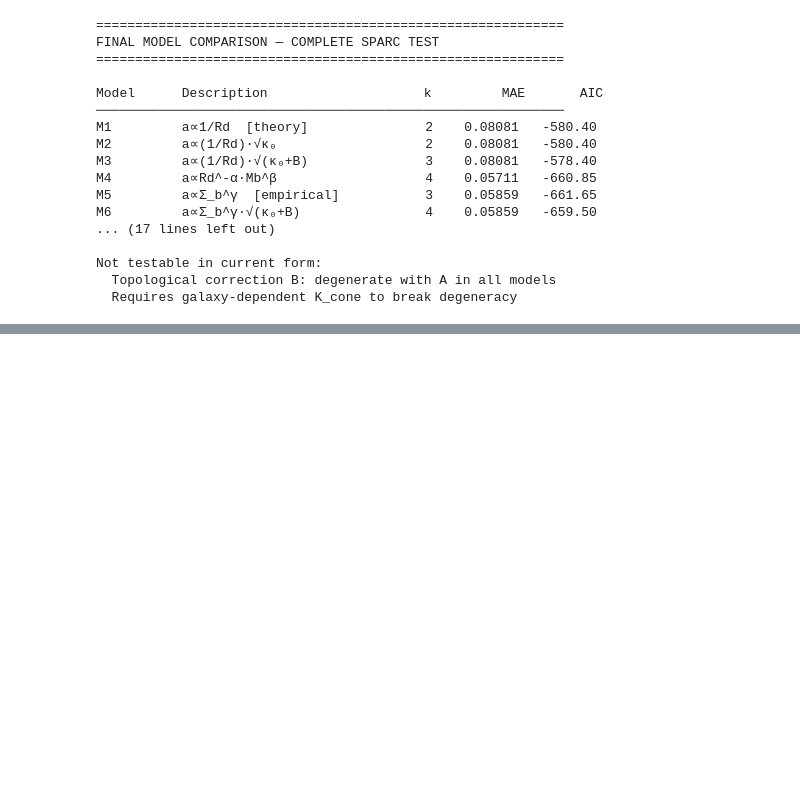
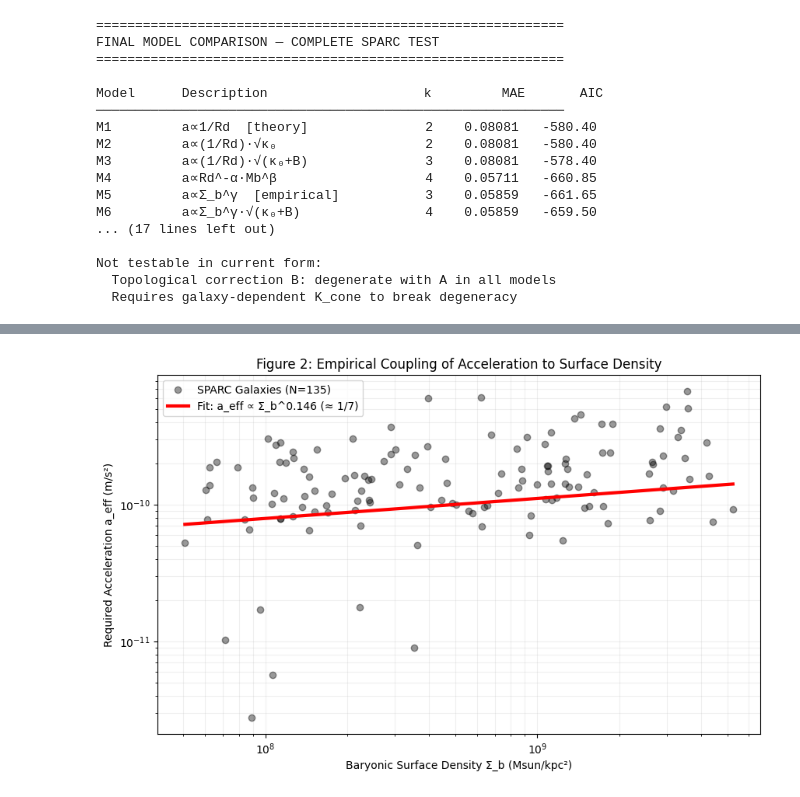
Before and after one commit to kawastony/Quantum_Gravity, a Jupyter notebook: Paper_24_tests.ipynb, the cells around one changed output, grey strips where cells are left out. Saved outputs shown, nothing was run; the diff lists cells and outputs as text; code cells hidden in the pictures; blank space fills up the shorter version.

```diff
--- a/Paper_24_tests.ipynb
+++ b/Paper_24_tests.ipynb
@@ -1497,0 +1564,28 @@ Not testable in current form:
+# %%
+# --- 3. Figure 2: The 1/7 Scaling Law ---
+plt.figure(figsize=(10, 6))
+
+# Calculate required a_eff from data
+a_req = (10**log_Vobs * 1e3)**4 / (G_SI * Mb_msun * MSUN_KG)
+
+# Sort for smooth plotting of the fit
+sort_idx = np.argsort(Sigma_b)
+s_sorted = Sigma_b[sort_idx]
+
+# Calculate Model 5 fit line
+# a_eff = A * Q * mu_SI * sqrt(kappa_0)
+# where mu = (Sigma_b/Sigma_ref)^gamma / KPC_M
+mu_fit_SI = (s_sorted / Sigma_ref)**gamma5 / KPC_M
+a_fit_SI = A5 * Q5 * mu_fit_SI * np.sqrt(kappa_0)
+
+plt.loglog(Sigma_b, a_req, 'ok', alpha=0.4, label='SPARC Galaxies (N=135)')
+plt.loglog(s_sorted, a_fit_SI, 'r-', linewidth=3, label=f'Fit: a_eff ∝ Σ_b^{gamma5:.3f} (≈ 1/7)')
+
+plt.xlabel("Baryonic Surface Density Σ_b (Msun/kpc²)")
+plt.ylabel("Required Acceleration a_eff (m/s²)")
+plt.title("Figure 2: Empirical Coupling of Acceleration to Surface Density")
+plt.grid(True, which="both", ls="-", alpha=0.2)
+plt.legend()
+plt.show()
+# %% [output]
+[figure, added]
```
Also changed, not shown: parts of 7 cells of this notebook.
